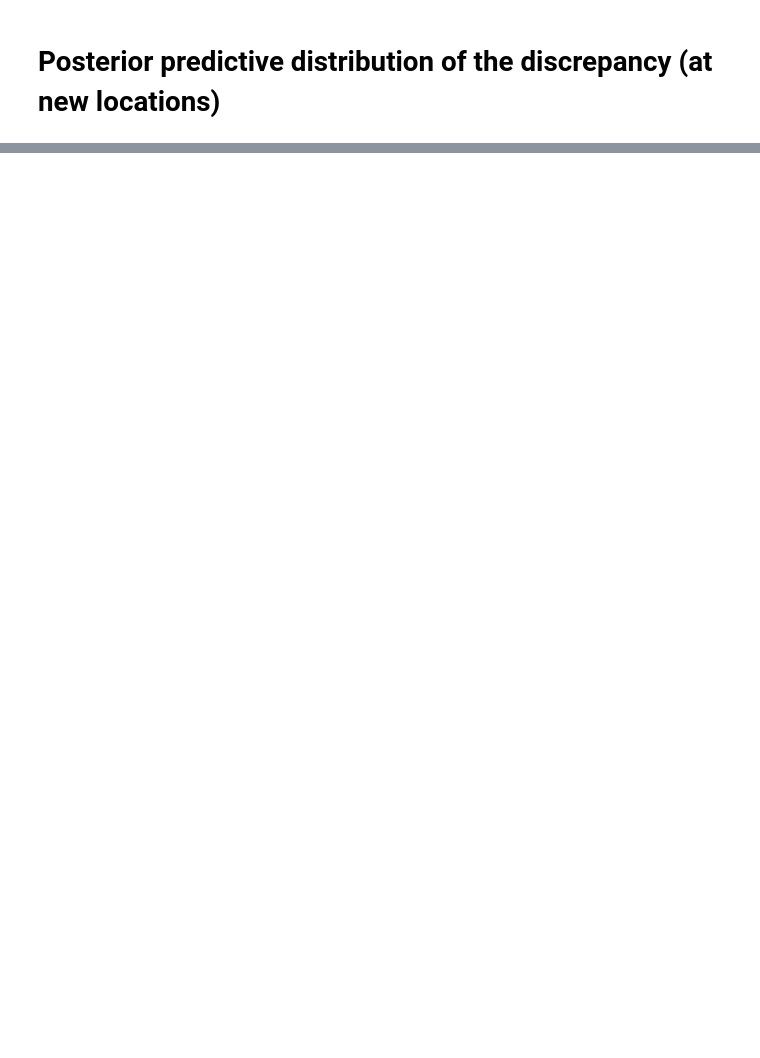
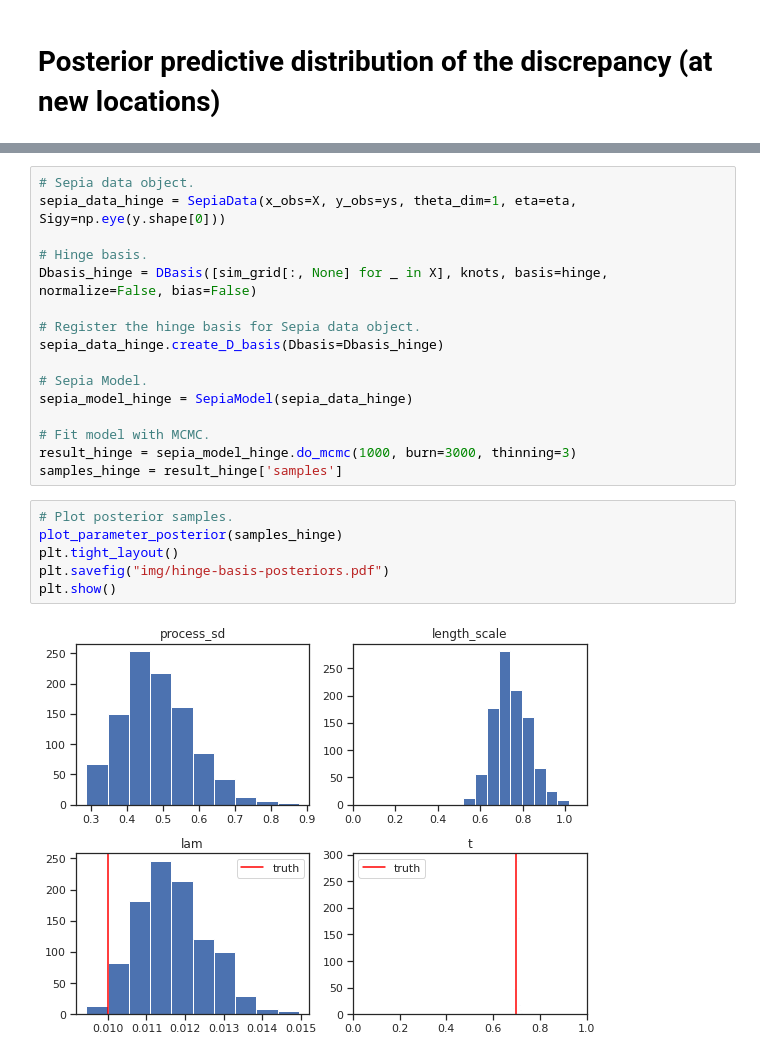
Before and after one commit to lanl/SEPIA, a Jupyter notebook: examples/emu-free-demo.ipynb, the cells around one changed output, grey strips where cells are left out. Cells and saved outputs as stored; diff of their text form; blank space fills up the shorter version.

```diff
--- a/examples/emu-free-demo.ipynb
+++ b/examples/emu-free-demo.ipynb
@@ -323,0 +337,24 @@ anim
+# %%
+# Sepia data object.
+sepia_data_hinge = SepiaData(x_obs=X, y_obs=ys, theta_dim=1, eta=eta, Sigy=np.eye(y.shape[0]))
+
+# Hinge basis.
+Dbasis_hinge = DBasis([sim_grid[:, None] for _ in X], knots, basis=hinge, normalize=False, bias=False)
+
+# Register the hinge basis for Sepia data object.
+sepia_data_hinge.create_D_basis(Dbasis=Dbasis_hinge)
+
+# Sepia Model.
+sepia_model_hinge = SepiaModel(sepia_data_hinge)
+
+# Fit model with MCMC.
+result_hinge = sepia_model_hinge.do_mcmc(1000, burn=3000, thinning=3)
+samples_hinge = result_hinge['samples']
+# %%
+# Plot posterior samples.
+plot_parameter_posterior(samples_hinge)
+plt.tight_layout()
+plt.savefig("img/hinge-basis-posteriors.pdf")
+plt.show()
+# %% [output]
+[figure, added]
```
Also changed, not shown: parts of 19 cells of this notebook, 2 other files.
